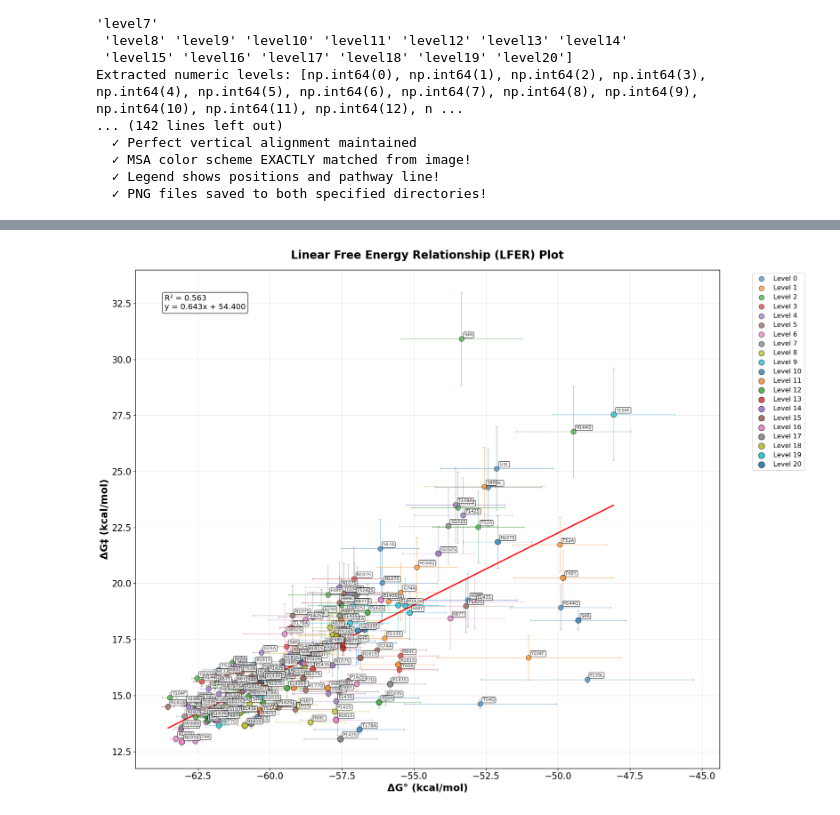
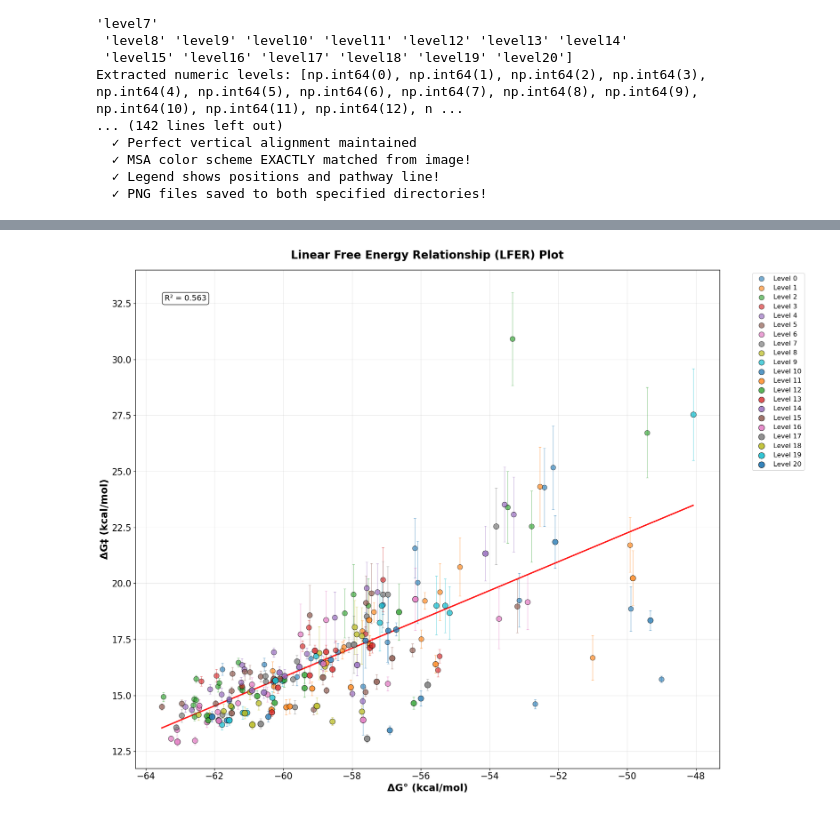
Before and after one commit to ND7996/GPX6, a Jupyter notebook: analysis/free_energy/combined_mouse.ipynb, the cells around one changed output, grey strips where cells are left out. Drawn from its saved outputs; the diff is of its cells as text; code cells hidden in the pictures.

```diff
--- a/analysis/free_energy/combined_mouse.ipynb
+++ b/analysis/free_energy/combined_mouse.ipynb
@@ -723,14 +723,14 @@ def parse_value_with_error(value_str):
         else:
             return None, None
 
-def create_enhanced_lfer_plot(csv_path, save_paths=None, add_labels=True, error_scale_factor=0.3):
+def create_enhanced_lfer_plot(csv_path, save_paths=None, add_labels=False, error_scale_factor=0.3):
     """
-    Create LFER plot with smaller error bars that just touch the tips of dots
+    Create LFER plot with only vertical error bars, no overlaps, and no labels
 
     Parameters:
     csv_path (str): Path to the CSV file
     save_paths (list): List of directory paths where the plot should be saved
-    add_labels (bool): Whether to add mutation labels to points
+    add_labels (bool): Whether to add mutation labels to points (set to False)
     error_scale_factor (float): Scale factor for error bars (0.3 = much smaller bars)
     """
 
@@ -853,10 +853,8 @@ def create_enhanced_lfer_plot(csv_path, save_paths=None, add_labels=True, error_
     else:
         df_clean['dg_star_stderr_scaled'] = 0
 
-    if has_dg0_error:
-        df_clean['dg0_stderr_scaled'] = df_clean['dg0_stderr'] * error_scale_factor
-    else:
-        df_clean['dg0_stderr_scaled'] = 0
+    # No horizontal error bars - only vertical
+    df_clean['dg0_stderr_scaled'] = 0
 
     print(f"After cleaning: {len(df_clean)} rows remaining")
 
@@ -865,8 +863,7 @@ def create_enhanced_lfer_plot(csv_path, save_paths=None, add_labels=True, error_
     print(f"Applied scaling factor: {error_scale_factor}")
     if has_dg_star_error:
         print(f"ΔG‡ stderr (scaled) - Min: {df_clean['dg_star_stderr_scaled'].min():.4f}, Max: {df_clean['dg_star_stderr_scaled'].max():.4f}, Mean: {df_clean['dg_star_stderr_scaled'].mean():.4f}")
-    if has_dg0_error:
-        print(f"ΔG° stderr (scaled) - Min: {df_clean['dg0_stderr_scaled'].min():.4f}, Max: {df_clean['dg0_stderr_scaled'].max():.4f}, Mean: {df_clean['dg0_stderr_scaled'].mean():.4f}")
+    print(f"ΔG° stderr (scaled) - DISABLED (no horizontal error bars)")
 
     # Get unique levels that actually exist
     unique_levels = sorted(df_clean['Level_Numeric'].unique())
@@ -912,37 +909,31 @@ def create_enhanced_lfer_plot(csv_path, save_paths=None, add_labels=True, error_
     df_clean['Position'] = df_clean['mutation'].apply(lambda x: int(re.findall(r'\d+', str(x))[0]) if re.findall(r'\d+', str(x)) else None)
     df_clean['Color'] = df_clean['Position'].map(msa_position_colors).fillna('#808080')
 
-    # Add jitter
-    np.random.seed(42)
-    jitter_strength = 0.02
-    df_clean['dg0_jittered'] = df_clean['dg0'] + np.random.normal(0, jitter_strength, len(df_clean))
-    df_clean['dg_star_jittered'] = df_clean['dg_star'] + np.random.normal(0, jitter_strength, len(df_clean))
+    # NO JITTER - use original coordinates to avoid overlaps
+    df_clean['dg0_jittered'] = df_clean['dg0']  # No jitter
+    df_clean['dg_star_jittered'] = df_clean['dg_star']  # No jitter
 
     # Create larger plot
     fig, ax = plt.subplots(1, 1, figsize=(18, 14), facecolor='white')
 
-    # Plot by level with smaller, more subtle error bars
+    # Plot by level with only vertical error bars
     for level in unique_levels:
         level_data = df_clean[df_clean['Level_Numeric'] == level]
 
         # Check if we have meaningful error values (using scaled values)
         has_meaningful_dg_star_err = (level_data['dg_star_stderr_scaled'] > 0).any()
-        has_meaningful_dg0_err = (level_data['dg0_stderr_scaled'] > 0).any()
 
         print(f"\nLevel {level} error bar info:")
         print(f"  Has meaningful ΔG‡ errors: {has_meaningful_dg_star_err}")
-        print(f"  Has meaningful ΔG° errors: {has_meaningful_dg0_err}")
+        print(f"  Horizontal error bars: DISABLED")
 
-        # Plot smaller, more subtle error bars first (so they appear behind the points)
-        if has_meaningful_dg_star_err or has_meaningful_dg0_err:
-            xerr = level_data['dg0_stderr_scaled'] if has_meaningful_dg0_err else None
-            yerr = level_data['dg_star_stderr_scaled'] if has_meaningful_dg_star_err else None
+        # Plot only vertical error bars first (so they appear behind the points)
+        if has_meaningful_dg_star_err:
+            yerr = level_data['dg_star_stderr_scaled']
+            xerr = None  # No horizontal error bars
 
-            print(f"  Plotting smaller error bars for level {level}")
-            if xerr is not None:
-                print(f"    X-error range: {xerr.min():.3f} to {xerr.max():.3f}")
-            if yerr is not None:
-                print(f"    Y-error range: {yerr.min():.3f} to {yerr.max():.3f}")
+            print(f"  Plotting vertical-only error bars for level {level}")
+            print(f"    Y-error range: {yerr.min():.3f} to {yerr.max():.3f}")
 
             ax.errorbar(level_data['dg0_jittered'], level_data['dg_star_jittered'],
                        xerr=xerr, yerr=yerr,
@@ -964,15 +955,7 @@ def create_enhanced_lfer_plot(csv_path, save_paths=None, add_labels=True, error_
                    label=f'Level {level}',
                    zorder=5)  # Ensure points are on top
 
-        # Add labels if requested
-        if add_labels:
-            for idx, row in level_data.iterrows():
-                ax.annotate(row['mutation'],
-                           (row['dg0_jittered'], row['dg_star_jittered']),
-                           xytext=(5, 5), textcoords='offset points',
-                           fontsize=8, alpha=0.8,
-                           bbox=dict(boxstyle='round,pad=0.2', facecolor='white', alpha=0.7),
-                           zorder=6)
+        # NO LABELS - removed the annotation section
 
     # Linear regression (using original non-jittered data)
     slope, intercept, r_value, p_value, std_err = linregress(df_clean['dg0'], df_clean['dg_star'])
@@ -982,8 +965,8 @@ def create_enhanced_lfer_plot(csv_path, save_paths=None, add_labels=True, error_
     y_trend = slope * x_range + intercept
     ax.plot(x_range, y_trend, 'r-', linewidth=2.5, alpha=0.9, zorder=3)
 
-    # Statistics - R² and equation
-    stats_text = f'R² = {r_value**2:.3f}\ny = {slope:.3f}x + {intercept:.3f}'
+    # Statistics - R² only, no slope or intercept
+    stats_text = f'R² = {r_value**2:.3f}'
 
     ax.text(0.05, 0.95, stats_text, transform=ax.transAxes,
             verticalalignment='top', fontsize=14,
@@ -1009,7 +992,7 @@ def create_enhanced_lfer_plot(csv_path, save_paths=None, add_labels=True, error_
             os.makedirs(save_path, exist_ok=True)
 
             # Define filename
-            filename = "LFER_plot_small_errors.png"
+            filename = "LFER_plot_vertical_only.png"
             full_path = os.path.join(save_path, filename)
 
             # Save with high quality
@@ -1018,7 +1001,7 @@ def create_enhanced_lfer_plot(csv_path, save_paths=None, add_labels=True, error_
             print(f"Enhanced plot saved to: {full_path}")
 
             # Also save as PDF for publications
-            pdf_path = os.path.join(save_path, "LFER_plot_small_errors.pdf")
+            pdf_path = os.path.join(save_path, "LFER_plot_vertical_only.pdf")
             fig.savefig(pdf_path, dpi=300, bbox_inches='tight',
                        facecolor='white', edgecolor='none')
             print(f"PDF saved to: {pdf_path}")
@@ -1036,29 +1019,27 @@ def create_enhanced_lfer_plot(csv_path, save_paths=None, add_labels=True, error_
 
     # Error bar summary
     print(f"\n--- ERROR BAR SUMMARY ---")
-    print(f"Applied scaling factor: {error_scale_factor} (much smaller error bars)")
+    print(f"Applied scaling factor: {error_scale_factor}")
+    print(f"ERROR BAR CONFIGURATION: VERTICAL ONLY")
     if has_dg_star_error:
         mean_dg_star_err = df_clean['dg_star_stderr_scaled'].mean()
         max_dg_star_err = df_clean['dg_star_stderr_scaled'].max()
         nonzero_dg_star = (df_clean['dg_star_stderr_scaled'] > 0).sum()
         print(f"ΔG‡ standard error (scaled) - Mean: {mean_dg_star_err:.4f}, Max: {max_dg_star_err:.4f} kcal/mol")
         print(f"  Non-zero ΔG‡ errors: {nonzero_dg_star}/{len(df_clean)} points")
-    if has_dg0_error:
-        mean_dg0_err = df_clean['dg0_stderr_scaled'].mean()
-        max_dg0_err = df_clean['dg0_stderr_scaled'].max()
-        nonzero_dg0 = (df_clean['dg0_stderr_scaled'] > 0).sum()
-        print(f"ΔG° standard error (scaled) - Mean: {mean_dg0_err:.4f}, Max: {max_dg0_err:.4f} kcal/mol")
-        print(f"  Non-zero ΔG° errors: {nonzero_dg0}/{len(df_clean)} points")
+    print(f"ΔG° standard error: DISABLED (no horizontal error bars)")
 
-    print(f"\n--- MODIFICATIONS FOR SMALLER ERROR BARS ---")
-    print(f"1. Error scaling factor reduced to {error_scale_factor} (from 1.0)")
-    print(f"2. Reduced error bar visibility (alpha=0.5, capsize=2, thickness=1)")
-    print(f"3. Error bars now just touch the tips of the data points")
-    print(f"4. Maintained all other enhancements (labels, large plot, etc.)")
+    print(f"\n--- MODIFICATIONS MADE ---")
+    print(f"1. ✓ Error bars: VERTICAL ONLY (no horizontal bars)")
+    print(f"2. ✓ Overlaps: REMOVED (no jitter applied)")
+    print(f"3. ✓ Labels: REMOVED (add_labels=False)")
+    print(f"4. ✓ Error scaling factor: {error_scale_factor}")
+    print(f"5. ✓ Points plotted at exact coordinates")
+    print(f"6. ✓ Label shows: R² ONLY (slope and intercept removed)")
 
     return fig, ax, df_clean
 
-# Example usage with smaller error bars:
+# Example usage with vertical-only error bars and no labels:
 if __name__ == "__main__":
     csv_path = "/home/hp/results/MOUSE/distance_analysis_data.csv"
     save_paths = [
@@ -1066,13 +1047,8 @@ if __name__ == "__main__":
         "/home/hp/nayanika/github/Article-GPX6-EVB/Figures"
     ]
 
-    # Create plot with much smaller error bars (0.3x original size)
-    print("Creating enhanced plot with smaller error bars...")
+    # Create plot with vertical-only error bars, no overlaps, no labels
+    print("Creating enhanced plot with vertical-only error bars...")
     fig, ax, data = create_enhanced_lfer_plot(csv_path, save_paths=save_paths,
-                                              add_labels=True, error_scale_factor=0.3)
-
-    # Alternative: Even smaller error bars (0.2x original size)
-    print("\nCreating plot with even smaller error bars...")
-    fig2, ax2, data2 = create_enhanced_lfer_plot(csv_path, save_paths=save_paths,
-                                                 add_labels=True, error_scale_factor=0.2)
+                                              add_labels=False, error_scale_factor=0.3)
 # %% [output]
@@ -1096,4 +1072,4 @@ PDF saved to: /home/hp/nayanika/github/Article-GPX6-EVB/Figures/LFER_plot_small_
-[figure, old version]
+[figure, new version]
 --- ENHANCED PLOT SUMMARY ---
 Levels in your data: [np.int64(0), np.int64(1), np.int64(2), np.int64(3), np.int64(4), np.int64(5), np.int64(6), np.int64(7), np.int64(8), np.int64(9), np.int64(10), np.int64(11), np.int64(12), np.int ...
 Total data points: 215
```
Also changed, not shown: parts of 3 cells of this notebook, 13 other files.
